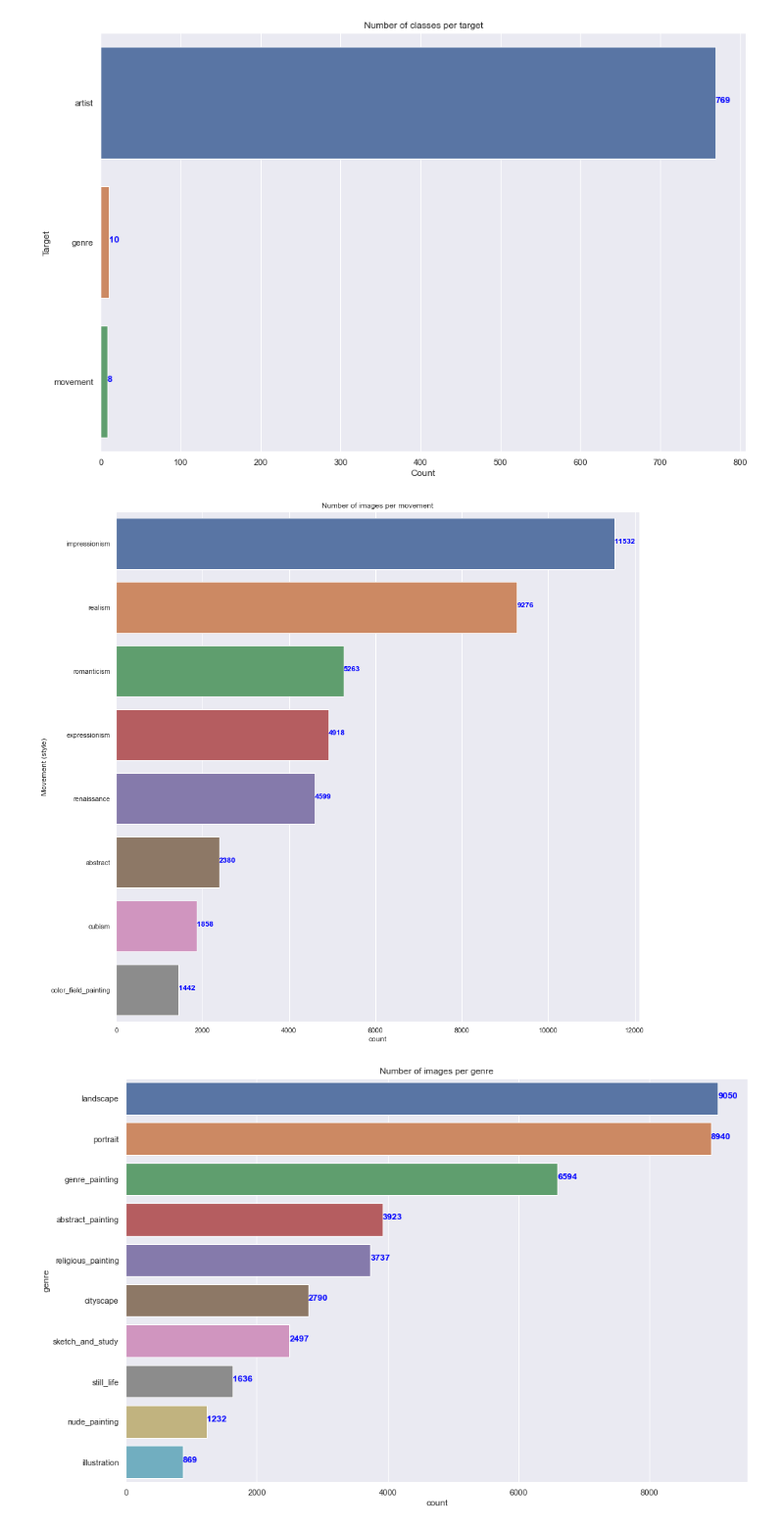
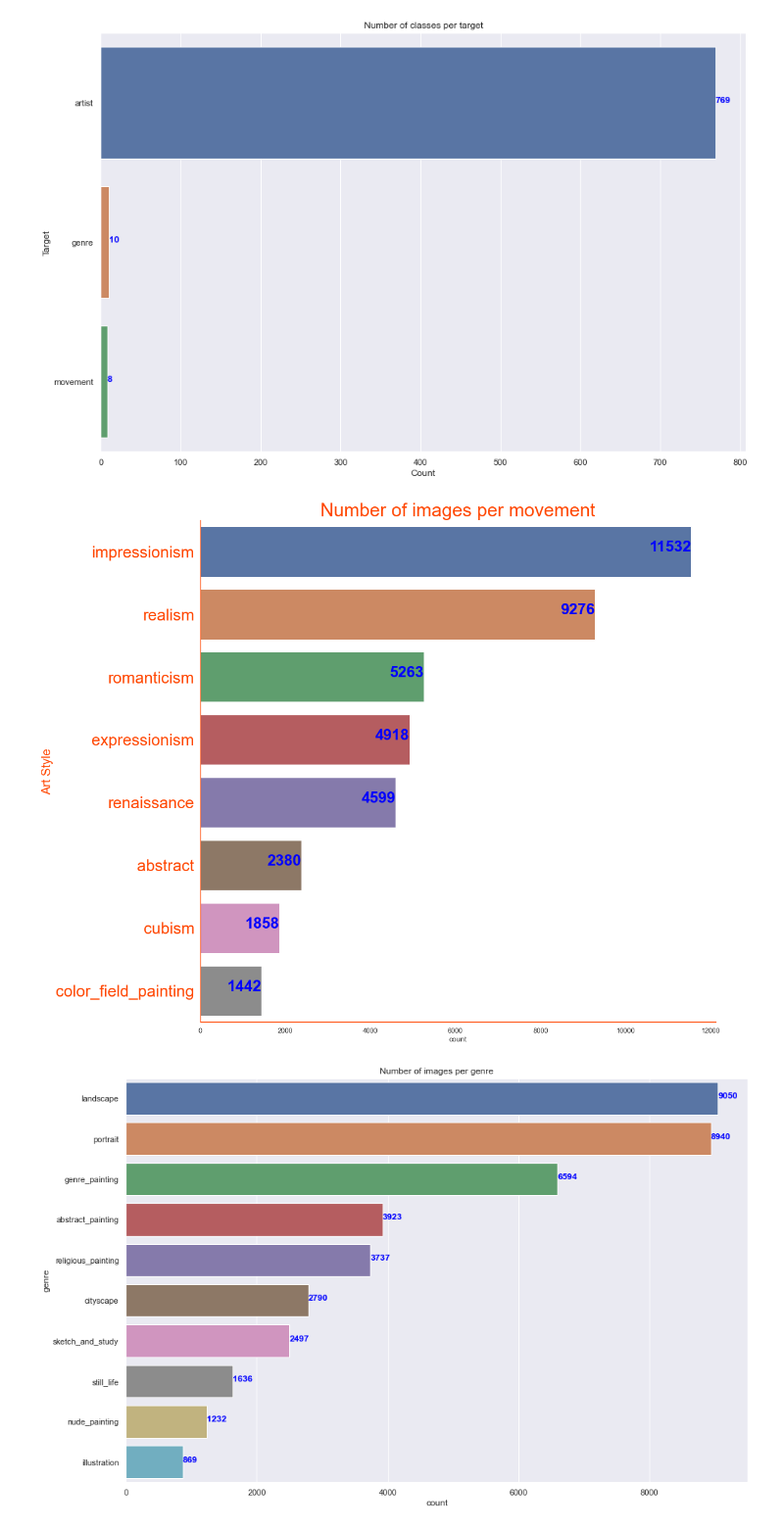
Before and after one commit to gregoirelafay/neural-art, a Jupyter notebook: notebooks/data_preparation.ipynb, the cells around one changed output. Shown: that part at 98% size. Cells and saved outputs as stored; diff of their text form; code cells hidden in the pictures.

```diff
--- a/notebooks/data_preparation.ipynb
+++ b/notebooks/data_preparation.ipynb
@@ -8,11 +11,11 @@ import pandas as pd
 import numpy as np
 #import seaborn as sns
 import seaborn as sns
-sns.set_theme(style="darkgrid")
+sns.set_theme(style="dark")
 import matplotlib.pyplot as plt
 import os
 from shutil import copyfile
-import splitfolders
+#import splitfolders
 # %%
 from neuralart.data import *
 # %% [markdown]
@@ -65,7 +68,7 @@ get_train_val_test_directory(output_dir, input_dir=input_dir,
 # %% [markdown]
 # Data Visualization
 # %%
-data = pd.read_csv("../../raw_data/wikiart/wikiart-movement-genre_True-class_8-merge_mov-1_split.csv")
+data = pd.read_csv("wikiart-movement-genre_True-class_8-merge_mov-1_split.csv")
 # %%
 col = ['artist','genre','movement']
 
@@ -84,18 +87,33 @@ ax.set_ylabel("Target");
 # %% [output]
 [figure]
 # %%
+import matplotlib.pyplot as plt
+import seaborn as sns
+
 fig, ax = plt.subplots(1,1,figsize=(15,15));
 sns.countplot(data=data, y="movement",
               order = data['movement'].value_counts().index,
               ax=ax);
+sns.despine()
 
 for i, v in enumerate(data["movement"].value_counts().values):
-    ax.text(v, i , str(v), color='blue', fontweight='bold')
+    ax.text(v, i , str(v), color='blue', fontweight='bold',fontsize='25',horizontalalignment='right')
 
-ax.set_title("Number of images per movement");
-ax.set_ylabel("Movement (style)");
+ax.set_title("Number of images per movement",color="#FF4500",size=30);
+ax.set_ylabel("Movement (Art Style)");
+ax.spines["bottom"].set_color("#FF4500")
+ax.spines["left"].set_color("#FF4500")
+ax.tick_params(axis='y', colors='#FF4500',labelsize=26)
+ax.set_ylabel("Art Style",
+                  loc='center',
+                  rotation='vertical',
+                  color="#FF4500",size=20)
+fig.patch.set_alpha(0)
+ax.patch.set_alpha(0)
+
+fig.savefig('class_split_2.png',bbox_inches='tight')
 # %% [output]
-[figure, old version]
+[figure, new version]
 # %%
 fig, ax = plt.subplots(1,1,figsize=(15,10));
 sns.countplot(data=data, y="genre",
```
Also changed, not shown: parts of 1 cell of this notebook, 2 other files.
